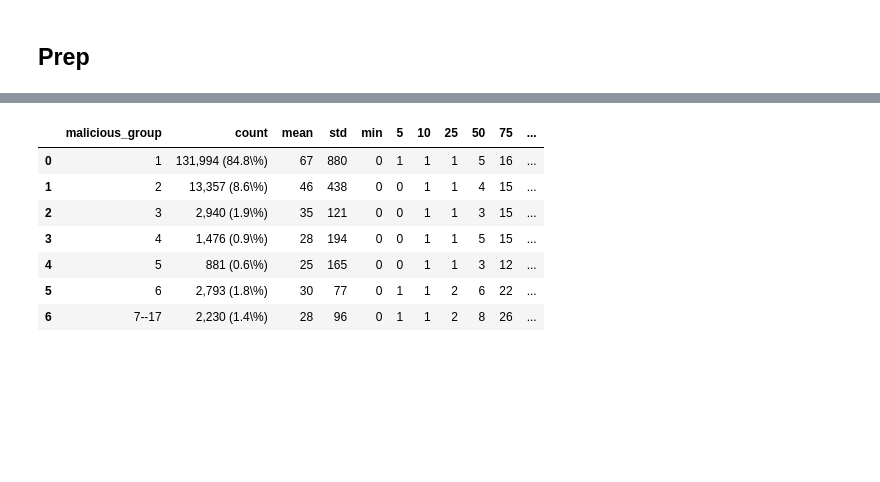
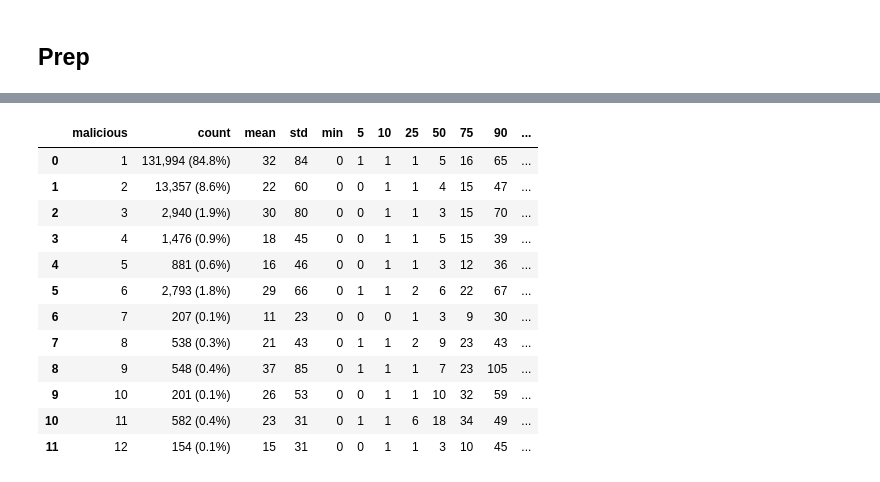
Before and after one commit to themains/bad_domains, a Jupyter notebook: scripts/maliciousness-duration.ipynb, the cells around one changed output, grey strips where cells are left out. Saved outputs shown, nothing was run; the diff lists cells and outputs as text; code cells hidden in the pictures; blank space fills up the shorter version.

Commit message:
duration by maliciousness

```diff
--- a/scripts/maliciousness-duration.ipynb
+++ b/scripts/maliciousness-duration.ipynb
@@ -119,5 +115,14 @@ memory usage: 1.6+ GB
 # %%
-df_mal_visits = df.query("malicious>0").reset_index(drop=True)
+df_mal_visits = (
+    df.query("malicious>0").reset_index(drop=True)
+    #     .assign(
+    #         duration=lambda df_: np.minimum(
+    #             df_["duration"], df_["duration"].quantile(0.99)
+    #         )
+    #     )
+    # bin those > 12 to be 12
+    .assign(malicious=lambda df_: np.minimum(12, df_["malicious"]))
+)
 # assert (df_mal_visits["duration_min"] == df_mal_visits["malicious_min"]).all()
 display(df_mal_visits.head(3))
 df_mal_visits.info()
@@ -312,31 +152,35 @@ summ
 # %%
-bins = [0, 1, 2, 3, 4, 5, 6, 18]  # 18 to include all values above 5
-labels = ['1', '2', '3', '4', '5', '6', '7--17']  # Labels for each group
-df_mal_visits['malicious_group'] = pd.cut(df_mal_visits['malicious'], bins=bins, labels=labels)
-
-summ = (calculate_summary_statistics(
-            df_mal_visits,
-            groupby_column="malicious_group",
-            value_column="duration",
-            percentiles=percentiles)
-        .sort_values("malicious_group", ignore_index=True)
-        .assign(count=lambda df: df['count'].str.replace(r'(\d+)',
-                                                         lambda x: "{:,}".format(int(x.group(1))),
-                                                         regex=True))  # Format count with thousands separator
-        .applymap(lambda x: "{:,.0f}".format(x) if isinstance(x, (int, float)) else x)  # Format other numeric columns
+percentiles = [5, 10, 25, 50, 75, 90, 95]
+summ = (
+    calculate_summary_statistics(
+        df_mal_visits,
+        groupby_column="malicious",
+        value_column="duration",
+        percentiles=percentiles,
+    )
+    .sort_values("malicious", ignore_index=True)
+    .assign(
+        count=lambda df: df["count"].str.replace(
+            r"(\d+)", lambda x: "{:,}".format(int(x.group(1))), regex=True
+        )
+    )  # Format count with thousands separator
+    .applymap(
+        lambda x: "{:,.0f}".format(x) if isinstance(x, (int, float)) else x
+    )  # Format other numeric columns
+    .assign(count=lambda x: x["count"].str.replace(r"\\%", "%", regex=True))
 )
-
-# Export to LaTeX if needed
-pandas_to_tex(summ, "../tabs/maliciousness-duration")
-
-# Display the formatted summary table
 summ
 # %% [output]
-|  | malicious_group | count | mean | std | min | 5 | 10 | 25 | 50 | 75 | ... |
-| 0 | 1 | 131,994 (84.8\%) | 67 | 880 | 0 | 1 | 1 | 1 | 5 | 16 | ... |
-| 1 | 2 | 13,357 (8.6\%) | 46 | 438 | 0 | 0 | 1 | 1 | 4 | 15 | ... |
-| 2 | 3 | 2,940 (1.9\%) | 35 | 121 | 0 | 0 | 1 | 1 | 3 | 15 | ... |
-| 3 | 4 | 1,476 (0.9\%) | 28 | 194 | 0 | 0 | 1 | 1 | 5 | 15 | ... |
-| 4 | 5 | 881 (0.6\%) | 25 | 165 | 0 | 0 | 1 | 1 | 3 | 12 | ... |
-| 5 | 6 | 2,793 (1.8\%) | 30 | 77 | 0 | 1 | 1 | 2 | 6 | 22 | ... |
-| 6 | 7--17 | 2,230 (1.4\%) | 28 | 96 | 0 | 1 | 1 | 2 | 8 | 26 | ... |
+|  | malicious | count | mean | std | min | 5 | 10 | 25 | 50 | 75 | 90 | ... |
+| 0 | 1 | 131,994 (84.8%) | 32 | 84 | 0 | 1 | 1 | 1 | 5 | 16 | 65 | ... |
+| 1 | 2 | 13,357 (8.6%) | 22 | 60 | 0 | 0 | 1 | 1 | 4 | 15 | 47 | ... |
+| 2 | 3 | 2,940 (1.9%) | 30 | 80 | 0 | 0 | 1 | 1 | 3 | 15 | 70 | ... |
+| 3 | 4 | 1,476 (0.9%) | 18 | 45 | 0 | 0 | 1 | 1 | 5 | 15 | 39 | ... |
+| 4 | 5 | 881 (0.6%) | 16 | 46 | 0 | 0 | 1 | 1 | 3 | 12 | 36 | ... |
+| 5 | 6 | 2,793 (1.8%) | 29 | 66 | 0 | 1 | 1 | 2 | 6 | 22 | 67 | ... |
+| 6 | 7 | 207 (0.1%) | 11 | 23 | 0 | 0 | 0 | 1 | 3 | 9 | 30 | ... |
+| 7 | 8 | 538 (0.3%) | 21 | 43 | 0 | 1 | 1 | 2 | 9 | 23 | 43 | ... |
+| 8 | 9 | 548 (0.4%) | 37 | 85 | 0 | 1 | 1 | 1 | 7 | 23 | 105 | ... |
+| 9 | 10 | 201 (0.1%) | 26 | 53 | 0 | 0 | 1 | 1 | 10 | 32 | 59 | ... |
+| 10 | 11 | 582 (0.4%) | 23 | 31 | 0 | 1 | 1 | 6 | 18 | 34 | 49 | ... |
+| 11 | 12 | 154 (0.1%) | 15 | 31 | 0 | 0 | 1 | 1 | 3 | 10 | 45 | ... |
```
Also changed, not shown: parts of 30 cells of this notebook, 1 other file.
